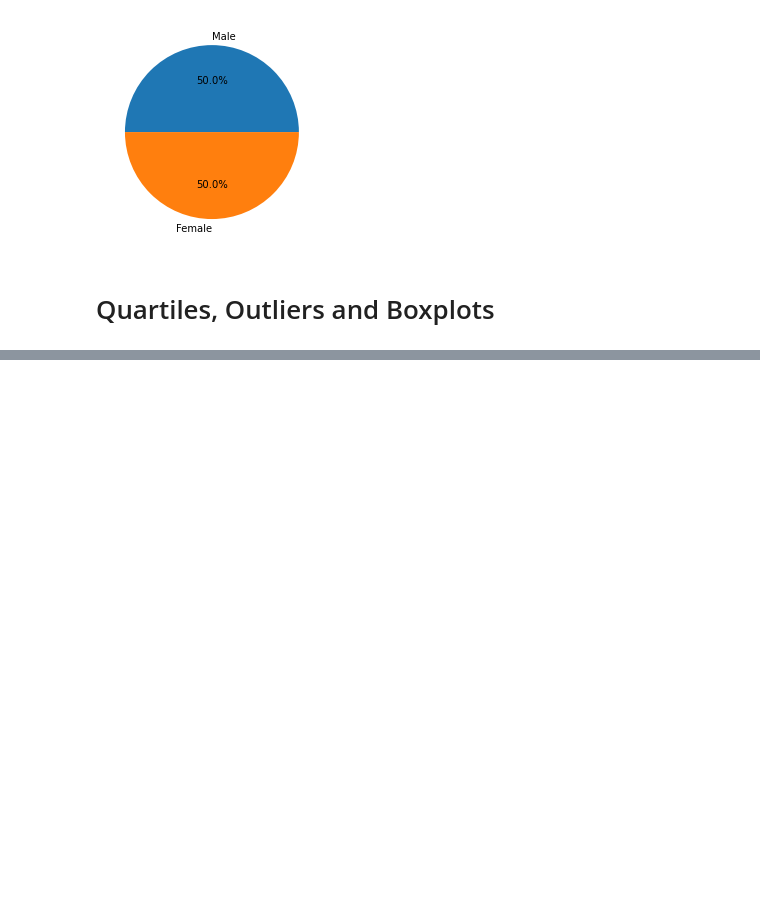
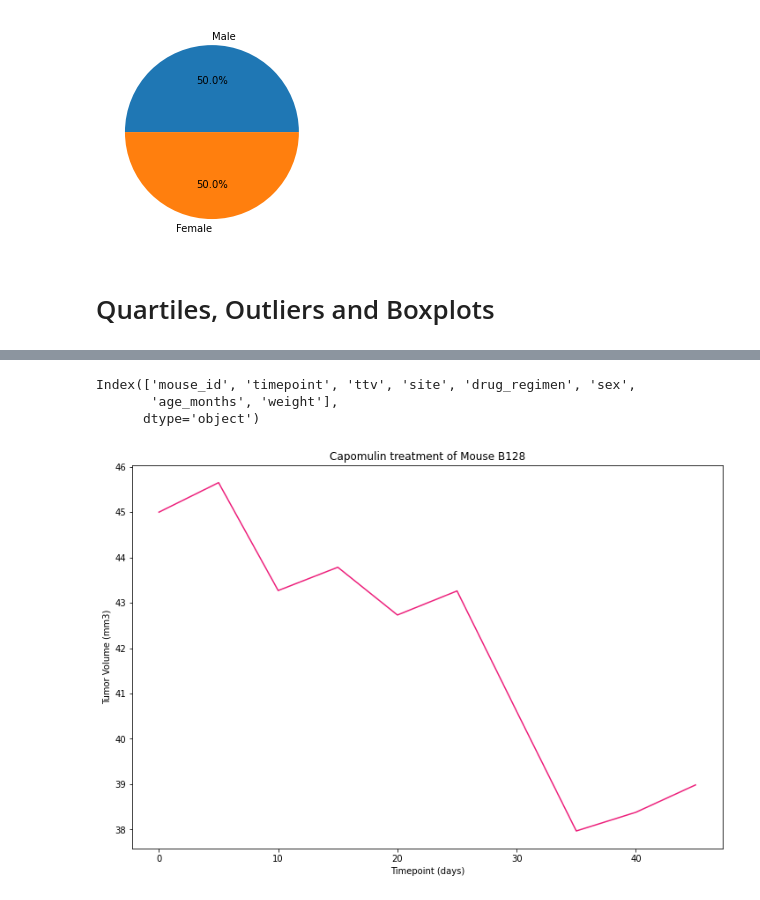
Before and after one commit to boojaado/Matplotlib_hw, a Jupyter notebook: pymaceuticals/pymaceuticals_jkeme.ipynb, the cells around one changed output, grey strips where cells are left out. Saved outputs shown, nothing was run; the diff lists cells and outputs as text; code cells hidden in the pictures; blank space fills up the shorter version.

```diff
--- a/pymaceuticals/pymaceuticals_jkeme.ipynb
+++ b/pymaceuticals/pymaceuticals_jkeme.ipynb
@@ -504,0 +640,19 @@ merged_data = max_tumor.merge(clean_study_data_complete,on=['Mouse ID','Timepoin
+# %%
+df3.columns
+# %% [output]
+Index(['mouse_id', 'timepoint', 'ttv', 'site', 'drug_regimen', 'sex',
+       'age_months', 'weight'],
+      dtype='object')
+# %%
+# Select a mouse that was treated with Capomulin and generate a line plot of tumor volume vs. time point for that mouse.
+capomulin_data = df2.loc[df2['drug_regimen'] == "Capomulin"]
+mouse_capomulin = capomulin_data.loc[capomulin_data['mouse_id']== 'b128']
+
+plt.figure(figsize=(12, 8))
+plt.plot(mouse_capomulin['timepoint'],mouse_capomulin['ttv'], color="#ED217C")
+plt.xlabel('Timepoint (days)')
+plt.ylabel('Tumor Volume (mm3)')
+plt.title('Capomulin treatment of Mouse B128')
+plt.show()
+# %% [output]
+[figure, added]
```
Also changed, not shown: parts of 15 cells of this notebook.
